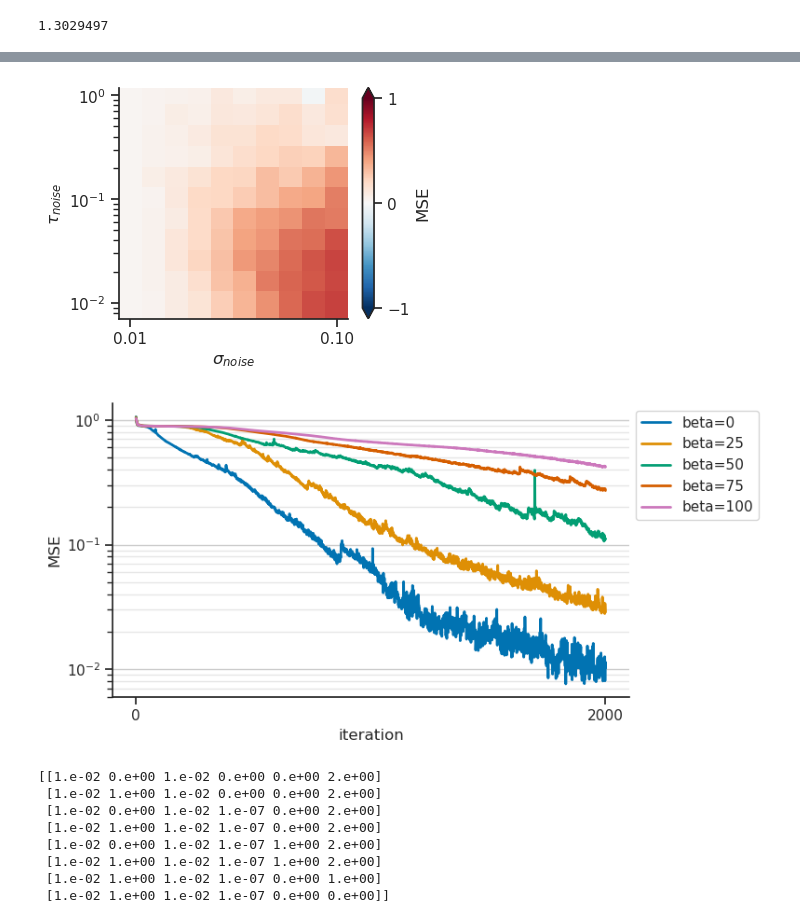
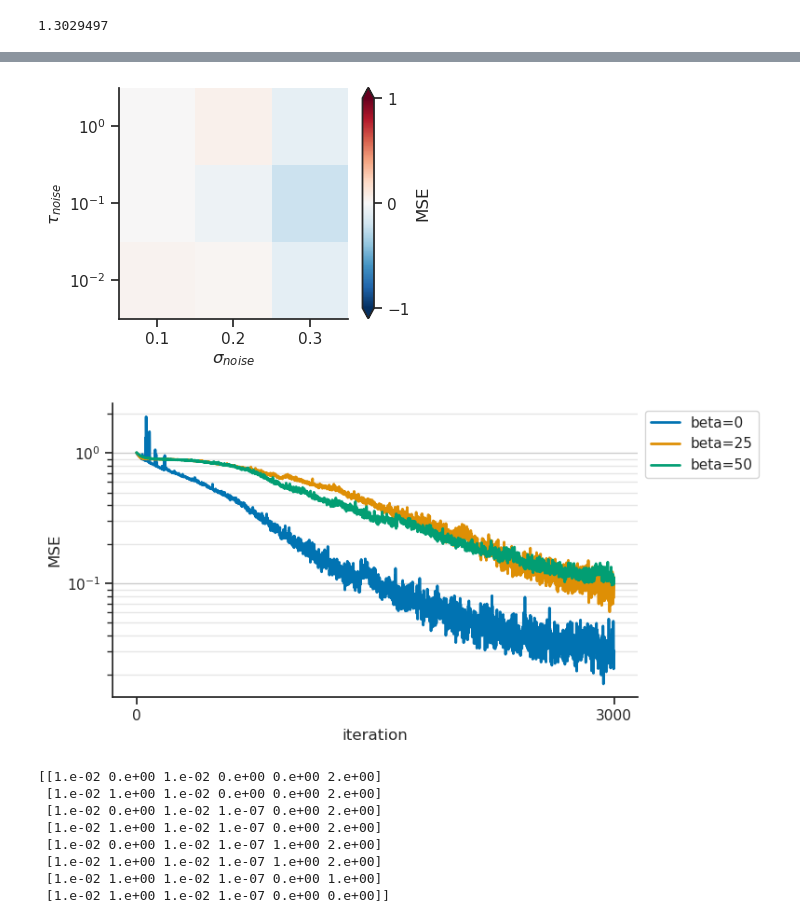
Before and after one commit to rythorpe/time_coding, a Jupyter notebook: analysis.ipynb, the cells around one changed output, grey strips where cells are left out. Drawn from its saved outputs; the diff is of its cells as text; code cells hidden in the pictures.

```diff
--- a/analysis.ipynb
+++ b/analysis.ipynb
@@ -23,15 +23,16 @@ from utils import get_gaussian_targets, est_dimensionality
 custom_params = {'axes.spines.right': False, 'axes.spines.top': False}
 sns.set_theme(style='ticks', rc=custom_params)
 # %%
-f_names = glob('/home/ryan/time_coding/data/*.hdf5')
+# f_names = glob('/home/ryan/time_coding/data/*.hdf5')
+f_names = glob('/home/ryan/Desktop/data/*.hdf5')
 f_names = sorted(f_names)
 n_nets = len(f_names)
-n_net_conds = 3
+n_net_conds = 1
 n_net_reps = n_nets // n_net_conds
 # n_net_reps = 1  # !!!!
-n_training_conds = 5
-n_test_conds = 11 * 10
-n_training_trials = 2000 + 1
+n_training_conds = 27
+n_test_conds = 1
+n_training_trials = 3000 + 1
 # %%
 test_data = {
     'p_rel_range': np.empty([n_net_reps, n_net_conds, n_training_conds, n_test_conds], dtype=int),
@@ -102,26 +142,39 @@ mse_grid.mean()
 # %%
-df_mse_grid = df[(df['p_rel_range'] == 2) & (df['beta'] == 25.0)]
-df_mse_grid = df_mse_grid.pivot(index='noise_tau', columns='noise_std', values='mse_diff')
-mse_grid = df_mse_grid.values
+# df_mse_grid = df[(df['p_rel_range'] == 2) & (df['beta'] == 25)]
+# df_mse_grid = df_mse_grid.pivot(index='noise_tau', columns='noise_std', values='mse_diff')
+# mse_grid = df_mse_grid.values
+
+df_mse_grid_stp = df[(df['p_rel_range'] == 2) & (df['beta'] == 25)]
+df_mse_grid_stp = df_mse_grid_stp.pivot(index='noise_tau', columns='noise_std', values='mse')
+mse_grid_stp = df_mse_grid_stp.values
+
+df_mse_grid_no_stp = df[(df['p_rel_range'] == 2) & (df['beta'] == 0)]
+df_mse_grid_no_stp = df_mse_grid_no_stp.pivot(index='noise_tau', columns='noise_std', values='mse')
+mse_grid_no_stp = df_mse_grid_no_stp.values
+mse_grid = mse_grid_stp - mse_grid_no_stp
+
 noise_std_vals = df_mse_grid.keys().values
-noise_tau_vals = df_mse_grid.index.values
+noise_tau_vals = np.log10(df_mse_grid.index.values)
 
 fig, ax = plt.subplots(1, 1, figsize=(3.7, 3))
 im = ax.pcolormesh(noise_std_vals, noise_tau_vals, mse_grid,
                    cmap='RdBu_r', vmin=-1.0, vmax=1.0)
-ax.set_yscale('log', base=10)
+ax.set_xticks(noise_std_vals)
+ax.set_yticks(noise_tau_vals)
+ax.set_yticklabels([r'$10^{-2}$', r'$10^{-1}$', r'$10^0$'])
+# ax.set_yscale('log', base=10)
 ax.set_xlabel(r'$\sigma_{noise}$')
-# ax.set_ylabel(r'log($\tau_{noise}$)')
+# # ax.set_ylabel(r'log($\tau_{noise}$)')
 ax.set_ylabel(r'$\tau_{noise}$')
-ax.set_xticks([np.min(noise_std), np.max(noise_std)])
+# ax.set_xticks([np.min(noise_std_vals), np.max(noise_std_vals)])
 cbar = fig.colorbar(im, ax=ax, extend='both')
 cbar.set_label('MSE')
 cbar.set_ticks([-1, 0, 1])
 plt.show()
 # %% [output]
-[figure, old version]
+[figure, new version]
 # %%
-training_cond_lables = [f'beta={val}' for val in [0, 25, 50, 75, 100]]
+training_cond_lables = [f'beta={val}' for val in [0, 25, 50]]
 
 
 # plot avg learning curve across conditions on one set of axes
@@ -131,7 +184,7 @@ axes.set_prop_cycle(cycler('color', cm_hidden))
 
 trial_idxs = np.arange(n_training_trials)
 for c_idx, sim_type in enumerate(training_cond_lables):
-    losses_sim_type = mean_loss_curves[2, c_idx, :]
+    losses_sim_type = mean_loss_curves[0, c_idx, :]
     axes.semilogy(trial_idxs, losses_sim_type, lw=2, label=sim_type)
 axes.grid(axis='y')
 axes.grid(which="minor", color="0.9")
@@ -144,7 +197,7 @@ fig_learning.tight_layout()
 fname = 'learning.png'
 # fig_learning.savefig(op.join('/home/ryan/Desktop', fname))
 # %% [output]
-[figure, old version]
+[figure, new version]
 # %%
 f_names = glob('/home/ryan/Dropbox/data/time_coding_output/2025_09_20/*.hdf5')
 f_names = sorted(f_names)
```
Also changed, not shown: parts of 4 cells of this notebook, 5 other files.
